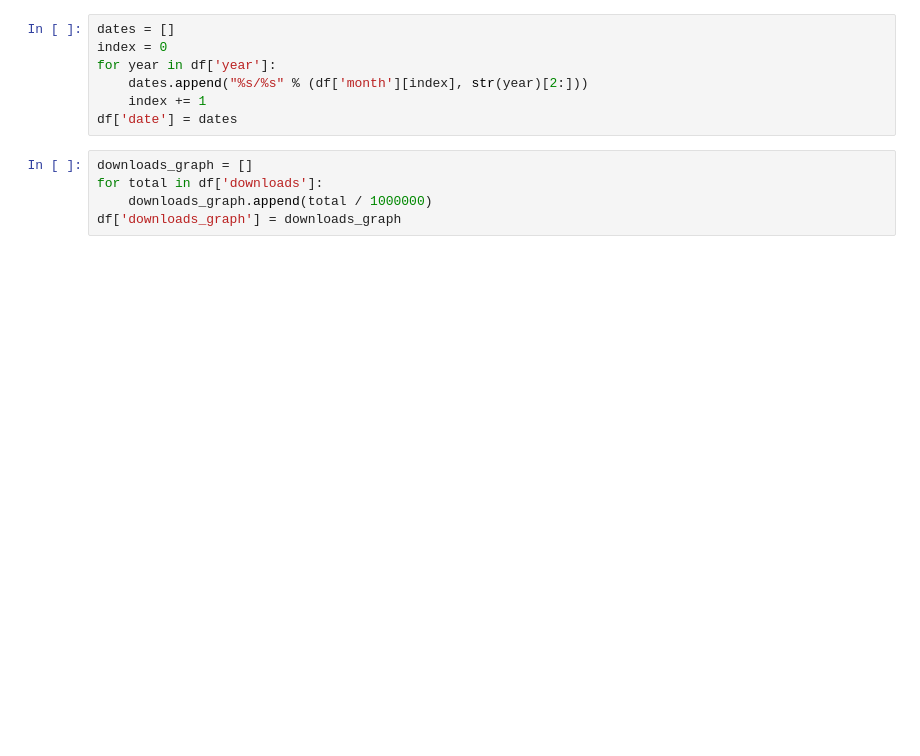
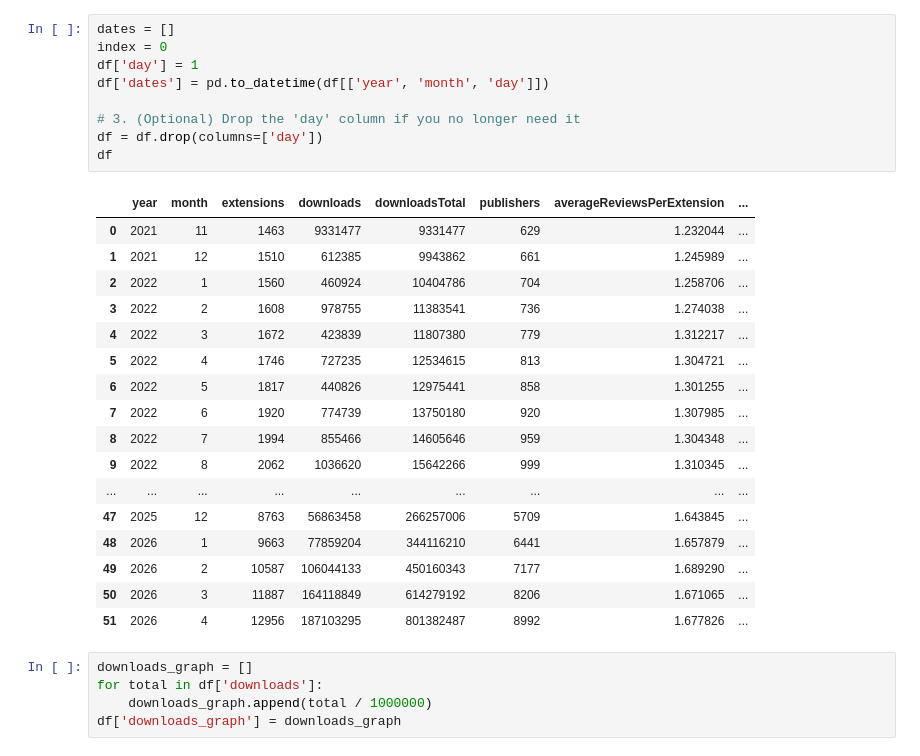
Before and after one commit to kineticsquid/open-vsx.org, a Jupyter notebook: reports/graph_trends.ipynb, the cells around one changed output. Saved outputs shown, nothing was run; the diff lists cells and outputs as text; blank space fills up the shorter version.

```diff
--- a/reports/graph_trends.ipynb
+++ b/reports/graph_trends.ipynb
@@ -47,10 +49,30 @@ df
-# %%
-dates = []
-index = 0
-for year in df['year']:
-    dates.append("%s/%s" % (df['month'][index], str(year)[2:]))
-    index += 1
-df['date'] = dates
+# %%
+dates = []
+index = 0
+df['day'] = 1
+df['dates'] = pd.to_datetime(df[['year', 'month', 'day']])
+
+# 3. (Optional) Drop the 'day' column if you no longer need it
+df = df.drop(columns=['day'])
+df
+# %% [output]
+|  | year | month | extensions | downloads | downloadsTotal | publishers | averageReviewsPerExtension | ... |
+| 0 | 2021 | 11 | 1463 | 9331477 | 9331477 | 629 | 1.232044 | ... |
+| 1 | 2021 | 12 | 1510 | 612385 | 9943862 | 661 | 1.245989 | ... |
+| 2 | 2022 | 1 | 1560 | 460924 | 10404786 | 704 | 1.258706 | ... |
+| 3 | 2022 | 2 | 1608 | 978755 | 11383541 | 736 | 1.274038 | ... |
+| 4 | 2022 | 3 | 1672 | 423839 | 11807380 | 779 | 1.312217 | ... |
+| 5 | 2022 | 4 | 1746 | 727235 | 12534615 | 813 | 1.304721 | ... |
+| 6 | 2022 | 5 | 1817 | 440826 | 12975441 | 858 | 1.301255 | ... |
+| 7 | 2022 | 6 | 1920 | 774739 | 13750180 | 920 | 1.307985 | ... |
+| 8 | 2022 | 7 | 1994 | 855466 | 14605646 | 959 | 1.304348 | ... |
+| 9 | 2022 | 8 | 2062 | 1036620 | 15642266 | 999 | 1.310345 | ... |
+| ... | ... | ... | ... | ... | ... | ... | ... | ... |
+| 47 | 2025 | 12 | 8763 | 56863458 | 266257006 | 5709 | 1.643845 | ... |
+| 48 | 2026 | 1 | 9663 | 77859204 | 344116210 | 6441 | 1.657879 | ... |
+| 49 | 2026 | 2 | 10587 | 106044133 | 450160343 | 7177 | 1.689290 | ... |
+| 50 | 2026 | 3 | 11887 | 164118849 | 614279192 | 8206 | 1.671065 | ... |
+| 51 | 2026 | 4 | 12956 | 187103295 | 801382487 | 8992 | 1.677826 | ... |
 # %%
 downloads_graph = []
 for total in df['downloads']:
```
Also changed, not shown: parts of 6 cells of this notebook, 1 other file.
